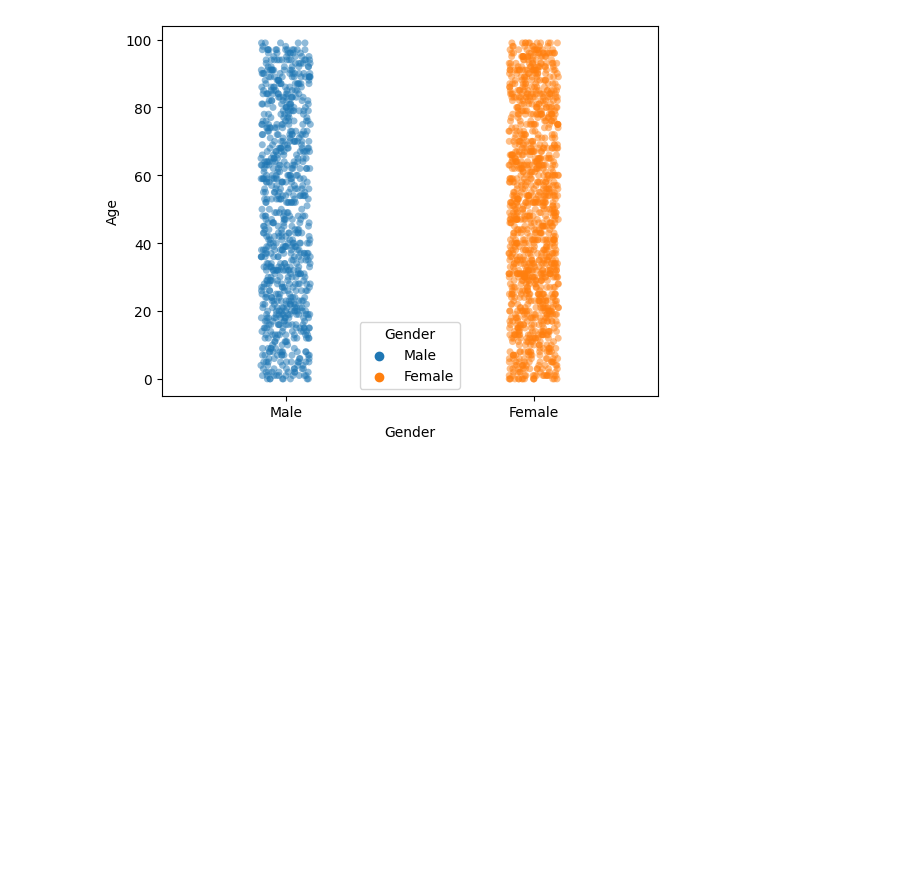
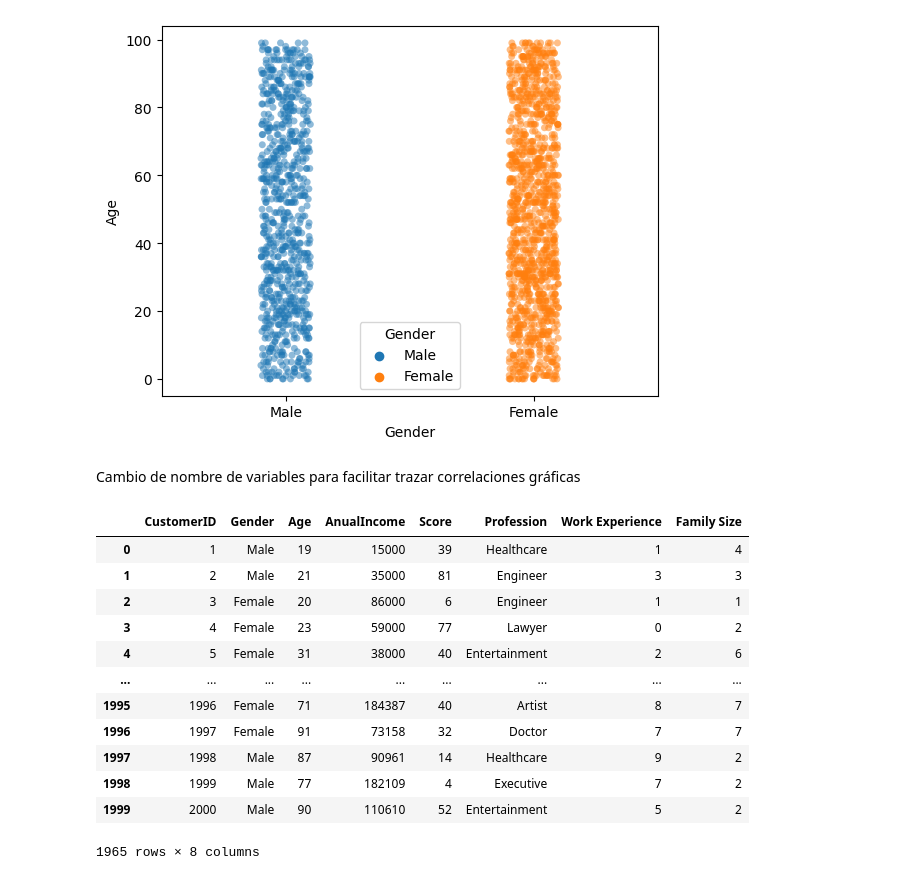
Before and after one commit to adolfo85/shopcustomer, a Jupyter notebook: notebooks/0.0-shopcustomer-introduction.ipynb, the cells around one changed output. Cells and saved outputs as stored; diff of their text form; code cells hidden in the pictures; blank space fills up the shorter version.

```diff
--- a/notebooks/0.0-shopcustomer-introduction.ipynb
+++ b/notebooks/0.0-shopcustomer-introduction.ipynb
@@ -134,3 +134,22 @@ sns.stripplot(
 # %% [output]
 <AxesSubplot:xlabel='Gender', ylabel='Age'>
 [figure]
+# %% [markdown]
+Cambio de nombre de variables para facilitar trazar correlaciones gráficas
+# %%
+df_2 = df_sinnulos.rename(columns={'Annual Income ($)': 'AnualIncome', 'Spending Score (1-100)': 'Score'})
+df_2
+# %% [output]
+|  | CustomerID | Gender | Age | AnualIncome | Score | Profession | Work Experience | Family Size |
+| 0 | 1 | Male | 19 | 15000 | 39 | Healthcare | 1 | 4 |
+| 1 | 2 | Male | 21 | 35000 | 81 | Engineer | 3 | 3 |
+| 2 | 3 | Female | 20 | 86000 | 6 | Engineer | 1 | 1 |
+| 3 | 4 | Female | 23 | 59000 | 77 | Lawyer | 0 | 2 |
+| 4 | 5 | Female | 31 | 38000 | 40 | Entertainment | 2 | 6 |
+| ... | ... | ... | ... | ... | ... | ... | ... | ... |
+| 1995 | 1996 | Female | 71 | 184387 | 40 | Artist | 8 | 7 |
+| 1996 | 1997 | Female | 91 | 73158 | 32 | Doctor | 7 | 7 |
+| 1997 | 1998 | Male | 87 | 90961 | 14 | Healthcare | 9 | 2 |
+| 1998 | 1999 | Male | 77 | 182109 | 4 | Executive | 7 | 2 |
+| 1999 | 2000 | Male | 90 | 110610 | 52 | Entertainment | 5 | 2 |
+1965 rows × 8 columns
```
Also changed, not shown: parts of 2 cells of this notebook.
